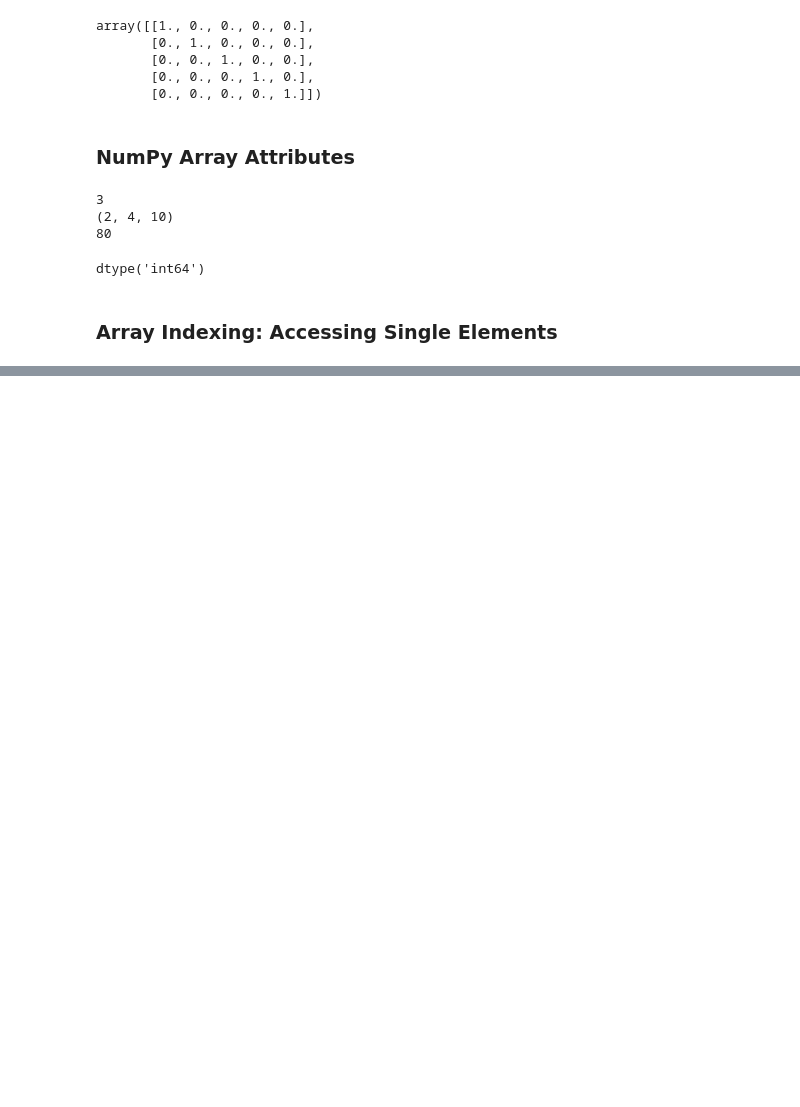
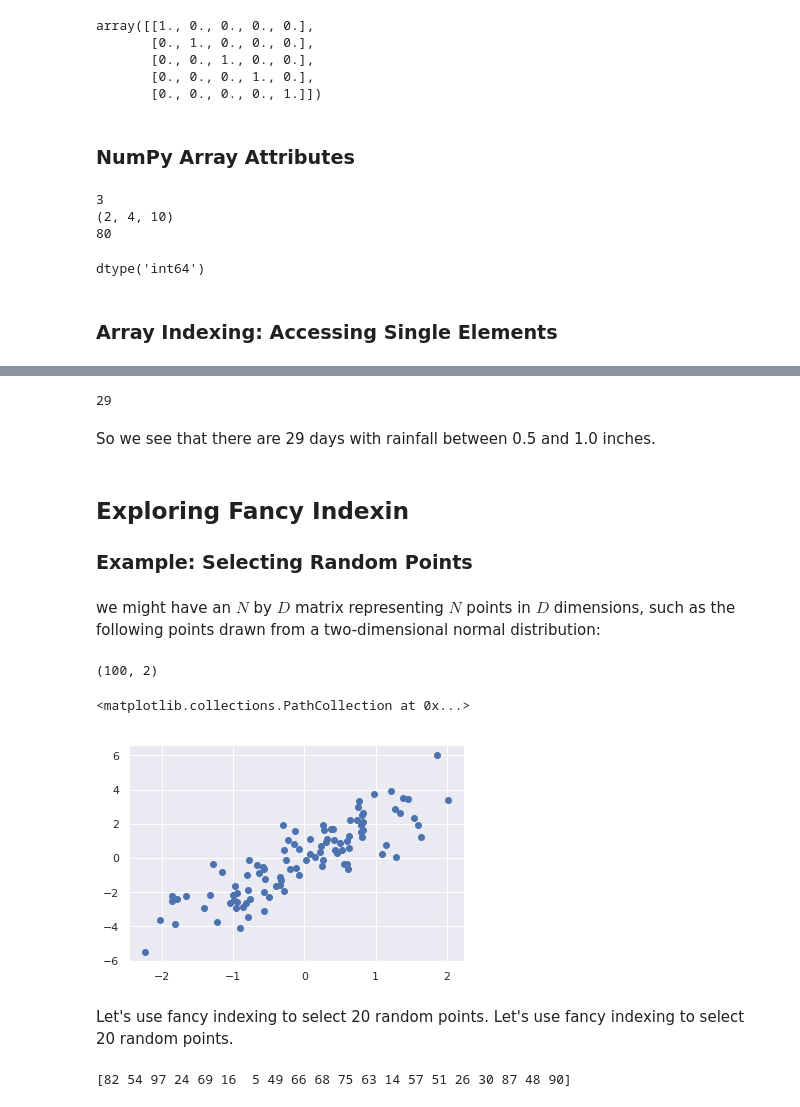
Before and after one commit to DCIDA2019/da2019-Oscar2401, a Jupyter notebook: Semana1/Tareas/tarea_1.ipynb, the cells around one changed output, grey strips where cells are left out. Cells and saved outputs as stored; diff of their text form; code cells hidden in the pictures; blank space fills up the shorter version.

```diff
--- a/Semana1/Tareas/tarea_1.ipynb
+++ b/Semana1/Tareas/tarea_1.ipynb
@@ -213,0 +386,32 @@ dtype('int64')
+# %%
+np.sum((inches > 0.5) & (inches < 1))
+# %% [output]
+29
+# %% [markdown]
+So we see that there are 29 days with rainfall between 0.5 and 1.0 inches.
+# %% [markdown]
+## Exploring Fancy Indexin
+### Example: Selecting Random Points
+# %% [markdown]
+we might have an $N$ by $D$ matrix representing $N$ points in $D$ dimensions, such as the following points drawn from a two-dimensional normal distribution:
+# %%
+mean = [0, 0]
+cov = [[1, 2],
+       [2, 5]]
+X = rand.multivariate_normal(mean, cov, 100)
+print(X.shape)
+# %% [output]
+(100, 2)
+# %%
+plt.scatter(X[:, 0], X[:, 1])
+# %% [output]
+<matplotlib.collections.PathCollection at 0x...>
+[figure, added]
+# %% [markdown]
+Let's use fancy indexing to select 20 random points. Let's use fancy indexing to select 20 random points.
+# %%
+indices = np.random.choice(X.shape[0], 20, replace=False)
+print(indices)
+selection = X[indices]
+# %% [output]
+[82 54 97 24 69 16  5 49 66 68 75 63 14 57 51 26 30 87 48 90]
```
Also changed, not shown: parts of 55 cells of this notebook, 1 other file.
